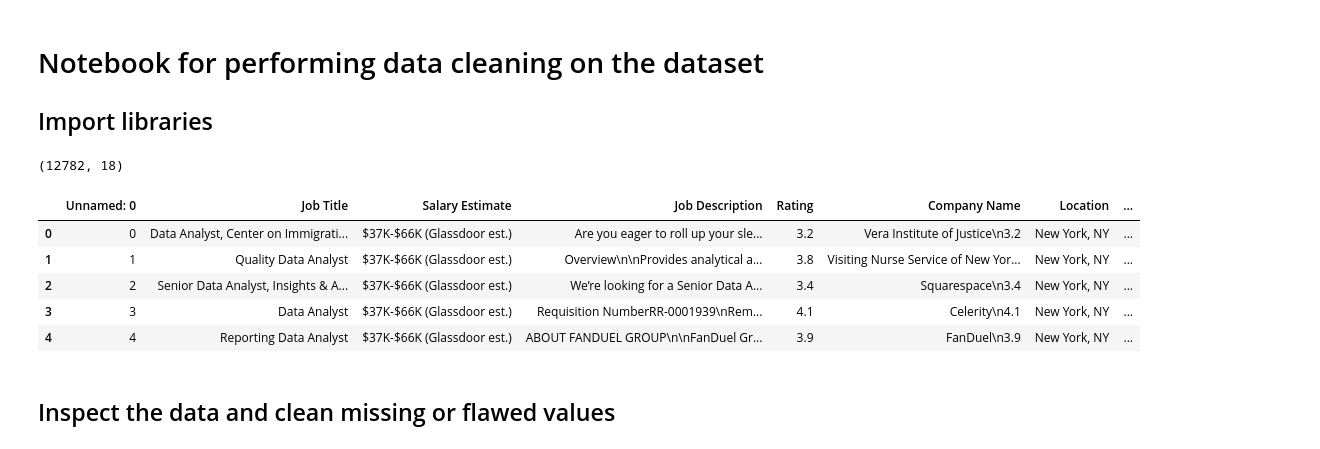
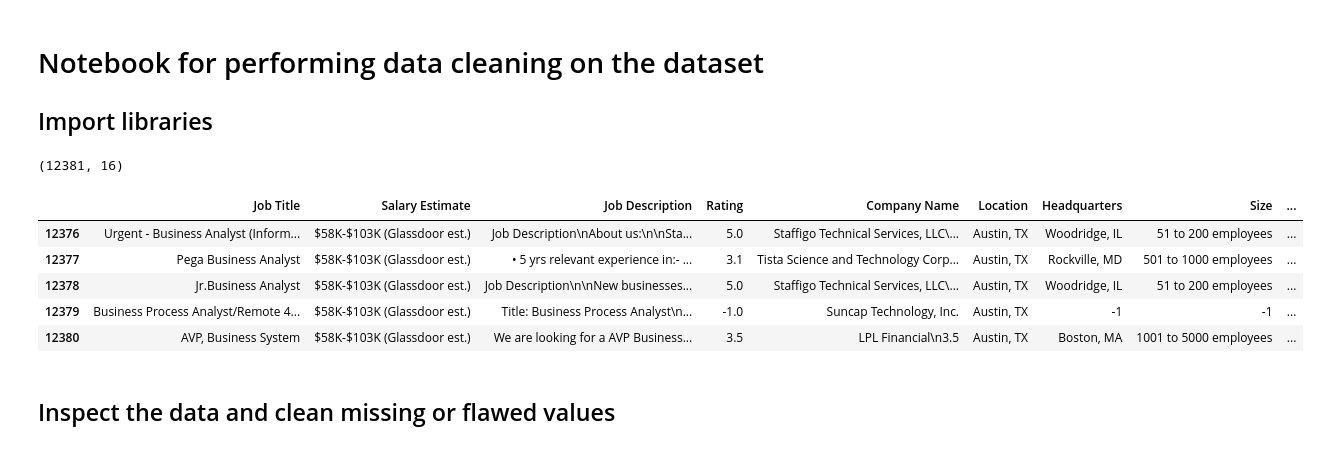
Before and after one commit to johmakinen/Data-related-salaries, a Jupyter notebook: src/EDA/data_wrangle.ipynb, the cells around one changed output. Drawn from its saved outputs; the diff is of its cells as text; code cells hidden in the pictures.

```diff
--- a/src/EDA/data_wrangle.ipynb
+++ b/src/EDA/data_wrangle.ipynb
@@ -8,26 +8,28 @@ import wordcloud
 import matplotlib.pyplot as plt
 import jellyfish
 # %%
-df_data_analyst = pd.read_csv("DataAnalyst.csv")
+df_data_analyst = pd.read_csv("DataAnalyst.csv").drop(columns=['Unnamed: 0'])
 df_data_analyst["data_title"] = "Data Analyst"
 df_data_engineer = pd.read_csv("DataEngineer.csv")
-df_data_analyst["data_title"] = "Data Engineer"
-df_data_scientist = pd.read_csv("DataScientist.csv")
-df_data_analyst["data_title"] = "Data Scientist"
-df_business_analyst = pd.read_csv("BusinessAnalyst.csv")
-df_data_analyst["data_title"] = "Business Analyst"
-
-df = pd.concat([df_data_analyst, df_data_engineer, df_data_scientist, df_business_analyst])
+df_data_engineer["data_title"] = "Data Engineer"
+df_data_scientist = pd.read_csv("DataScientist.csv").drop(columns=['Unnamed: 0','index'])
+df_data_scientist["data_title"] = "Data Scientist"
+df_business_analyst = pd.read_csv("BusinessAnalyst.csv").drop(columns=['Unnamed: 0','index'])
+df_business_analyst["data_title"] = "Business Analyst"
+# Business analyst data from row 3692 is in wrong order. For now, drop the rows after that.
+df_business_analyst = df_business_analyst.iloc[0:3691]
+# df_data_analyst.append(df_data_engineer).append(df_data_scientist).append().append().append()
+df = pd.concat([df_data_analyst, df_data_engineer, df_data_scientist, df_business_analyst], ignore_index=True)
 print(df.shape)
-df.head()
+df.tail()
 # %% [output]
-(12782, 18)
+(12381, 16)
-|  | Unnamed: 0 | Job Title | Salary Estimate | Job Description | Rating | Company Name | Location | ... |
-| 0 | 0 | Data Analyst, Center on Immigrati... | $37K-$66K (Glassdoor est.) | Are you eager to roll up your sle... | 3.2 | Vera Institute of Justice\n3.2 | New York, NY | ... |
-| 1 | 1 | Quality Data Analyst | $37K-$66K (Glassdoor est.) | Overview\n\nProvides analytical a... | 3.8 | Visiting Nurse Service of New Yor... | New York, NY | ... |
-| 2 | 2 | Senior Data Analyst, Insights & A... | $37K-$66K (Glassdoor est.) | We’re looking for a Senior Data A... | 3.4 | Squarespace\n3.4 | New York, NY | ... |
-| 3 | 3 | Data Analyst | $37K-$66K (Glassdoor est.) | Requisition NumberRR-0001939\nRem... | 4.1 | Celerity\n4.1 | New York, NY | ... |
-| 4 | 4 | Reporting Data Analyst | $37K-$66K (Glassdoor est.) | ABOUT FANDUEL GROUP\n\nFanDuel Gr... | 3.9 | FanDuel\n3.9 | New York, NY | ... |
+|  | Job Title | Salary Estimate | Job Description | Rating | Company Name | Location | Headquarters | Size | ... |
+| 12376 | Urgent - Business Analyst (Inform... | $58K-$103K (Glassdoor est.) | Job Description\nAbout us:\n\nSta... | 5.0 | Staffigo Technical Services, LLC\... | Austin, TX | Woodridge, IL | 51 to 200 employees | ... |
+| 12377 | Pega Business Analyst | $58K-$103K (Glassdoor est.) | • 5 yrs relevant experience in:- ... | 3.1 | Tista Science and Technology Corp... | Austin, TX | Rockville, MD | 501 to 1000 employees | ... |
+| 12378 | Jr.Business Analyst | $58K-$103K (Glassdoor est.) | Job Description\n\nNew businesses... | 5.0 | Staffigo Technical Services, LLC\... | Austin, TX | Woodridge, IL | 51 to 200 employees | ... |
+| 12379 | Business Process Analyst/Remote 4... | $58K-$103K (Glassdoor est.) | Title: Business Process Analyst\n... | -1.0 | Suncap Technology, Inc. | Austin, TX | -1 | -1 | ... |
+| 12380 | AVP, Business System | $58K-$103K (Glassdoor est.) | We are looking for a AVP Business... | 3.5 | LPL Financial\n3.5 | Austin, TX | Boston, MA | 1001 to 5000 employees | ... |
 # %% [markdown]
 ## Inspect the data and clean missing or flawed values
 # %%
```
Also changed, not shown: parts of 6 cells of this notebook, 2 other files.
